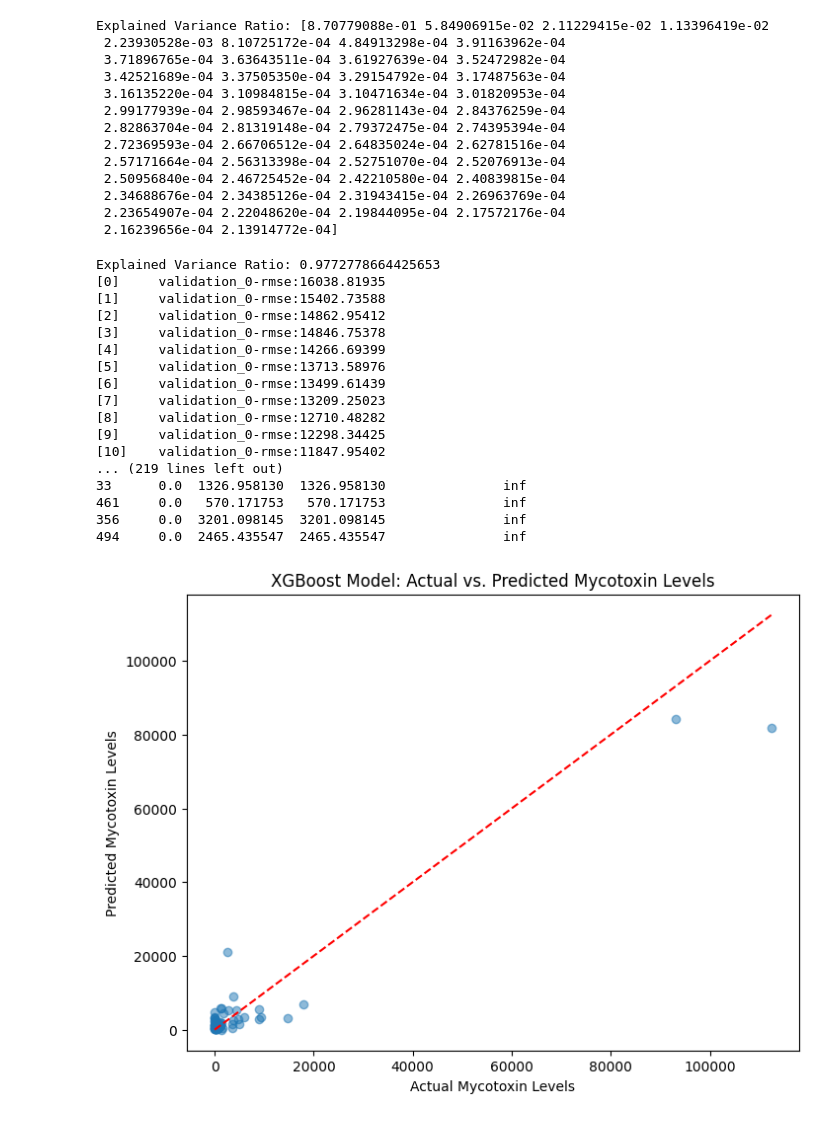
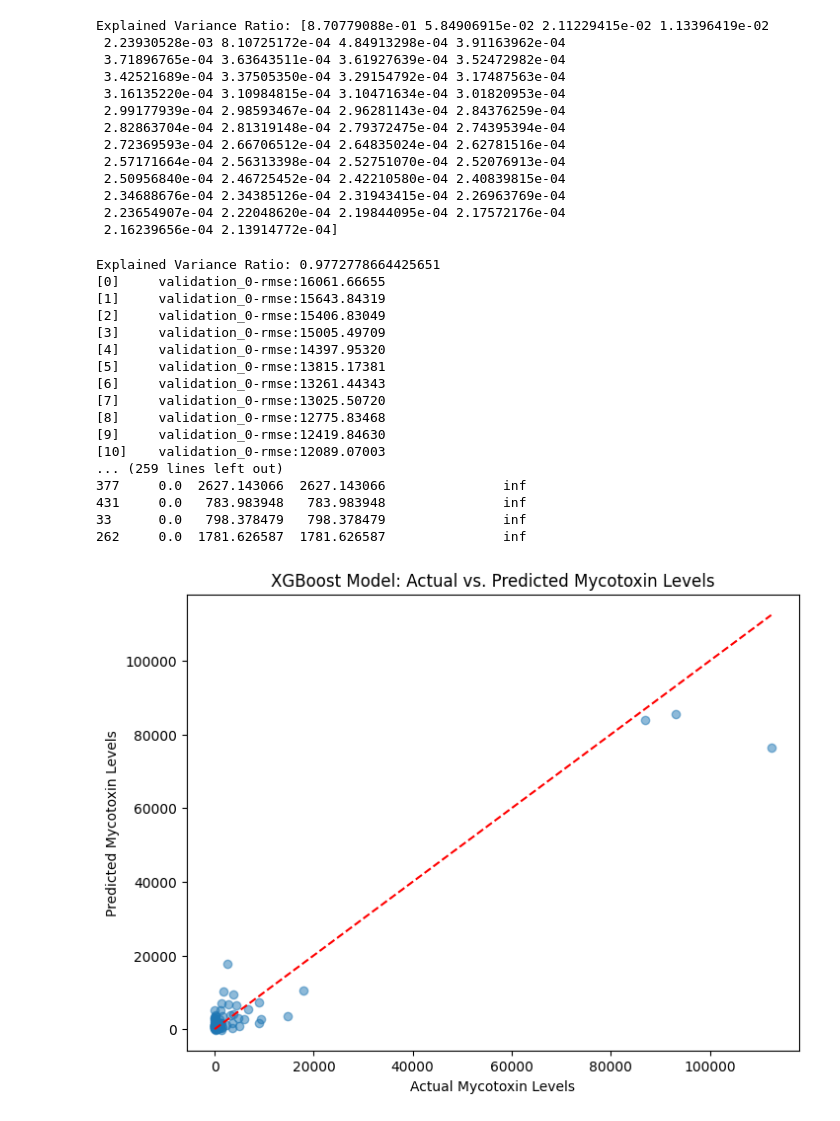
Before and after one commit to Avi2002Soy/ImagoAI, a Jupyter notebook: Assignment_Using_XGBoost.ipynb, the cells around one changed output. Saved outputs shown, nothing was run; the diff lists cells and outputs as text; code cells hidden in the pictures.

```diff
--- a/Assignment_Using_XGBoost.ipynb
+++ b/Assignment_Using_XGBoost.ipynb
@@ -172,7 +172,7 @@ X_pca = pca.fit_transform(X_scaled)
 print("Explained Variance Ratio:", sum(pca.explained_variance_ratio_))
 
 # Train-Test Split
-X_train, X_test, y_train, y_test = train_test_split(X_pca, y, test_size=0.15, random_state=42)
+X_train, X_test, y_train, y_test = train_test_split(X_pca, y, test_size=0.2, random_state=42)
 
 # Define XGBoost Model
 model = xgb.XGBRegressor(
@@ -208,51 +208,51 @@ print(f"XGBoost Model R² Score: {r2}")
 
 # Create a DataFrame with actual and predicted values
 error_df = pd.DataFrame({'Actual': y_test, 'Predicted': y_pred})
 error_df['Error'] = abs(error_df['Actual'] - error_df['Predicted'])
 error_df['Error_Percentage'] = (error_df['Error'] / error_df['Actual']) * 100
 
 # Sort by highest error percentage
 error_df_sorted = error_df.sort_values(by='Error_Percentage', ascending=False)
 print("Top errors sorted by percentage:")
 print(error_df_sorted.head(10))
 
 # Scatter plot of actual vs predicted values
 plt.figure(figsize=(8, 6))
 plt.scatter(y_test, y_pred, alpha=0.5)
 plt.xlabel('Actual Mycotoxin Levels')
 plt.ylabel('Predicted Mycotoxin Levels')
 plt.title('XGBoost Model: Actual vs. Predicted Mycotoxin Levels')
 plt.plot([min(y_test), max(y_test)], [min(y_test), max(y_test)], color='red', linestyle='--')
 plt.show()
 
 # Comparison chart for actual and predicted values using Plotly
 fig = go.Figure()
 fig.add_trace(go.Scatter(y=y_test.values, mode='lines+markers', name='Actual Values'))
 fig.add_trace(go.Scatter(y=y_pred, mode='lines+markers', name='Predicted Values'))
 fig.update_layout(title='XGBoost Model: Comparison of Actual and Predicted Mycotoxin Levels',
                   xaxis_title='Sample Index',
                   yaxis_title='Mycotoxin Levels',
                   legend_title='Legend')
 fig.show()
 # %% [output]
-Explained Variance Ratio: 0.9772778664425653
-[0]     validation_0-rmse:16038.81935
-[1]     validation_0-rmse:15402.73588
-[2]     validation_0-rmse:14862.95412
-[3]     validation_0-rmse:14846.75378
-[4]     validation_0-rmse:14266.69399
-[5]     validation_0-rmse:13713.58976
-[6]     validation_0-rmse:13499.61439
-[7]     validation_0-rmse:13209.25023
-[8]     validation_0-rmse:12710.48282
-[9]     validation_0-rmse:12298.34425
-[10]    validation_0-rmse:11847.95402
-... (219 lines left out)
-33      0.0  1326.958130  1326.958130               inf
-461     0.0   570.171753   570.171753               inf
-356     0.0  3201.098145  3201.098145               inf
-494     0.0  2465.435547  2465.435547               inf
+Explained Variance Ratio: 0.9772778664425651
+[0]     validation_0-rmse:16061.66655
+[1]     validation_0-rmse:15643.84319
+[2]     validation_0-rmse:15406.83049
+[3]     validation_0-rmse:15005.49709
+[4]     validation_0-rmse:14397.95320
+[5]     validation_0-rmse:13815.17381
+[6]     validation_0-rmse:13261.44343
+[7]     validation_0-rmse:13025.50720
+[8]     validation_0-rmse:12775.83468
+[9]     validation_0-rmse:12419.84630
+[10]    validation_0-rmse:12089.07003
+... (259 lines left out)
+377     0.0  2627.143066  2627.143066               inf
+431     0.0   783.983948   783.983948               inf
+33      0.0   798.378479   798.378479               inf
+262     0.0  1781.626587  1781.626587               inf
-[figure, old version]
+[figure, new version]
 [interactive output not drawn]
 # %%
 y_pred
```
Also changed, not shown: parts of 2 cells of this notebook, 2 other files.
